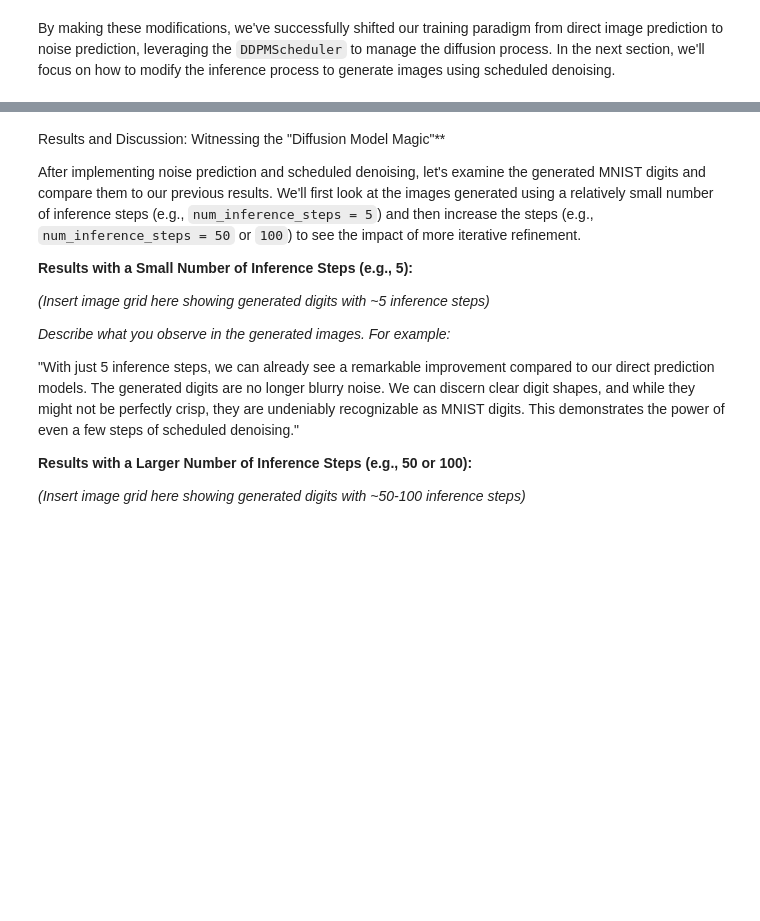
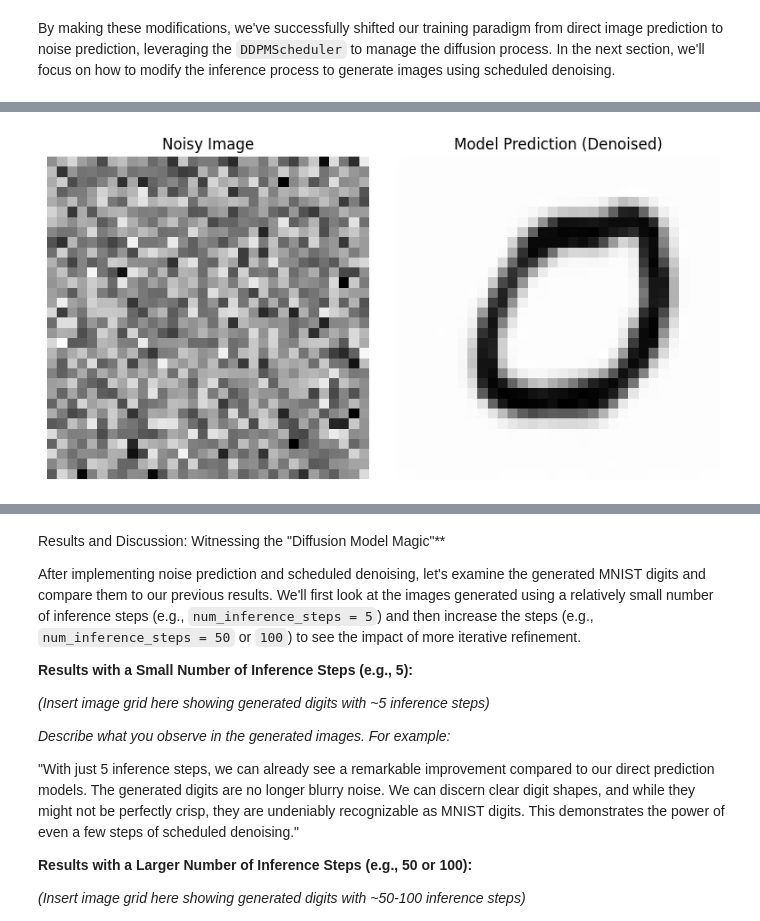
Before and after one commit to hassaanbinaslam/hassaanbinaslam.github.io, a Jupyter notebook: posts/2025-02-18-diffusion-model-mnist-part3.ipynb, the cells around one changed output, grey strips where cells are left out. Drawn from its saved outputs; the diff is of its cells as text; code cells hidden in the pictures; blank space fills up the shorter version.

```diff
--- a/posts/2025-02-18-diffusion-model-mnist-part3.ipynb
+++ b/posts/2025-02-18-diffusion-model-mnist-part3.ipynb
@@ -266,21 +315,4 @@ Here's the complete, modified training loop snippet from your code, incorporatin
 # %%
-# train the model
-from torch.nn import functional as F
-
-batch_size = 128
-train_dataloader = DataLoader(
-    dataset["train"], batch_size=batch_size, shuffle=True
-)
-num_epochs = 5
-
-train_dataloader = torch.utils.data.DataLoader(
-    dataset["train"], batch_size=batch_size, shuffle=True
-)
-
-optimizer = torch.optim.Adam(model.parameters(), lr=1e-3)
-losses = []  # Somewhere to store the loss values for later plotting
-
-model.train()
 for epoch in range(num_epochs):
     for batch in train_dataloader:
         # Get the clean images and move to device
@@ -390,0 +421,41 @@ In the next section, we'll look at the results of this new approach and compare
+# %%
+import matplotlib.pyplot as plt
+import numpy as np
+import torch
+
+# Set model to evaluation mode
+model.eval()
+
+# Number of inference steps (can be the same as used before)
+num_inference_steps = 50
+scheduler.set_timesteps(num_inference_steps)
+
+# Start with a single image of pure noise
+noise_image = torch.randn((1, 1, image_size, image_size)).to(device)
+sample = noise_image.clone()
+
+with torch.no_grad():
+    for t in scheduler.timesteps:
+        # Predict the noise at the current timestep
+        noise_pred = model(sample, t).sample
+        # Use the scheduler to compute the previous (less noisy) sample
+        output = scheduler.step(noise_pred, t, sample)
+        sample = output.prev_sample
+
+denoised_image = sample.clone()
+
+# Plot both images side by side
+fig, axs = plt.subplots(1, 2, figsize=(8, 4))
+
+axs[0].imshow(noise_image.squeeze().cpu().numpy(), cmap="Greys")
+axs[0].set_title("Noisy Image")
+axs[0].axis("off")
+
+axs[1].imshow(denoised_image.squeeze().cpu().numpy(), cmap="Greys")
+axs[1].set_title("Model Prediction (Denoised)")
+axs[1].axis("off")
+
+plt.tight_layout()
+plt.show()
+# %% [output]
+[figure, added]
```
Also changed, not shown: parts of 28 cells of this notebook.
